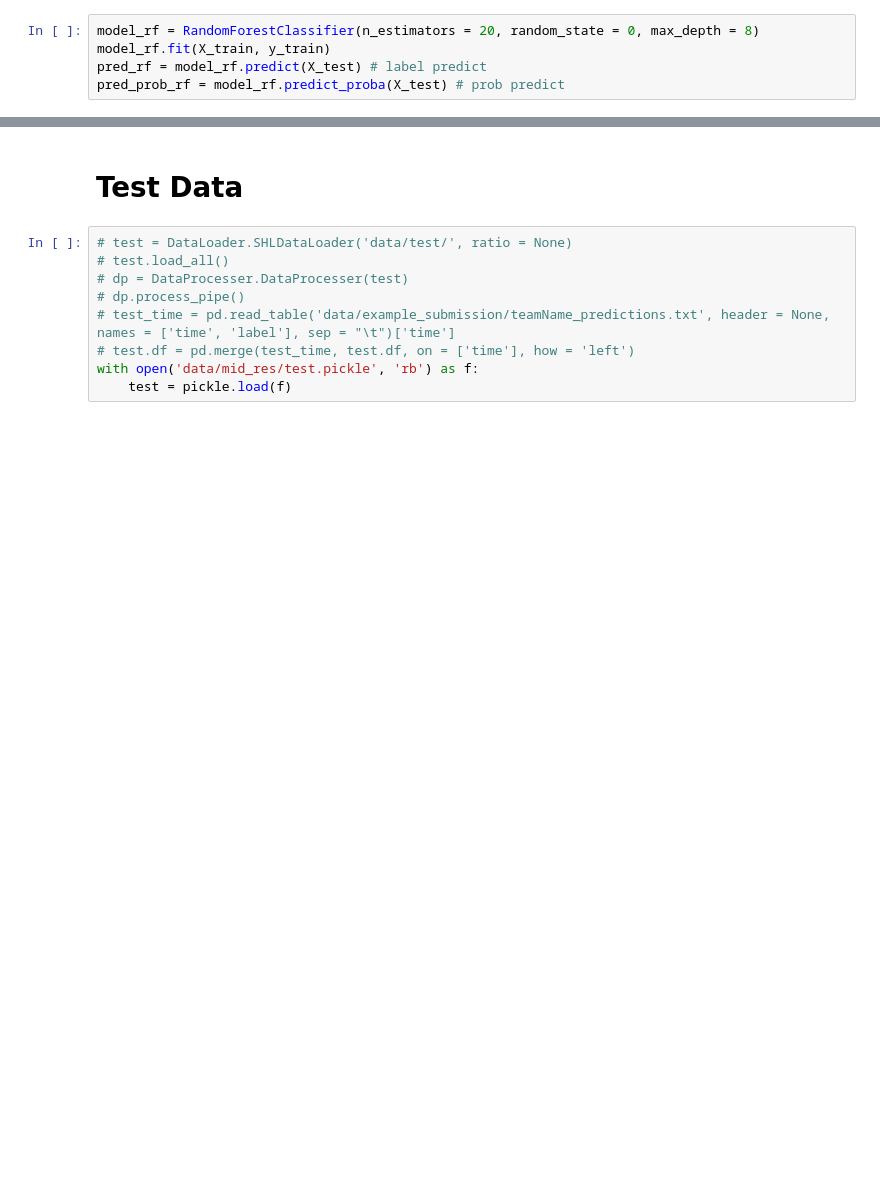
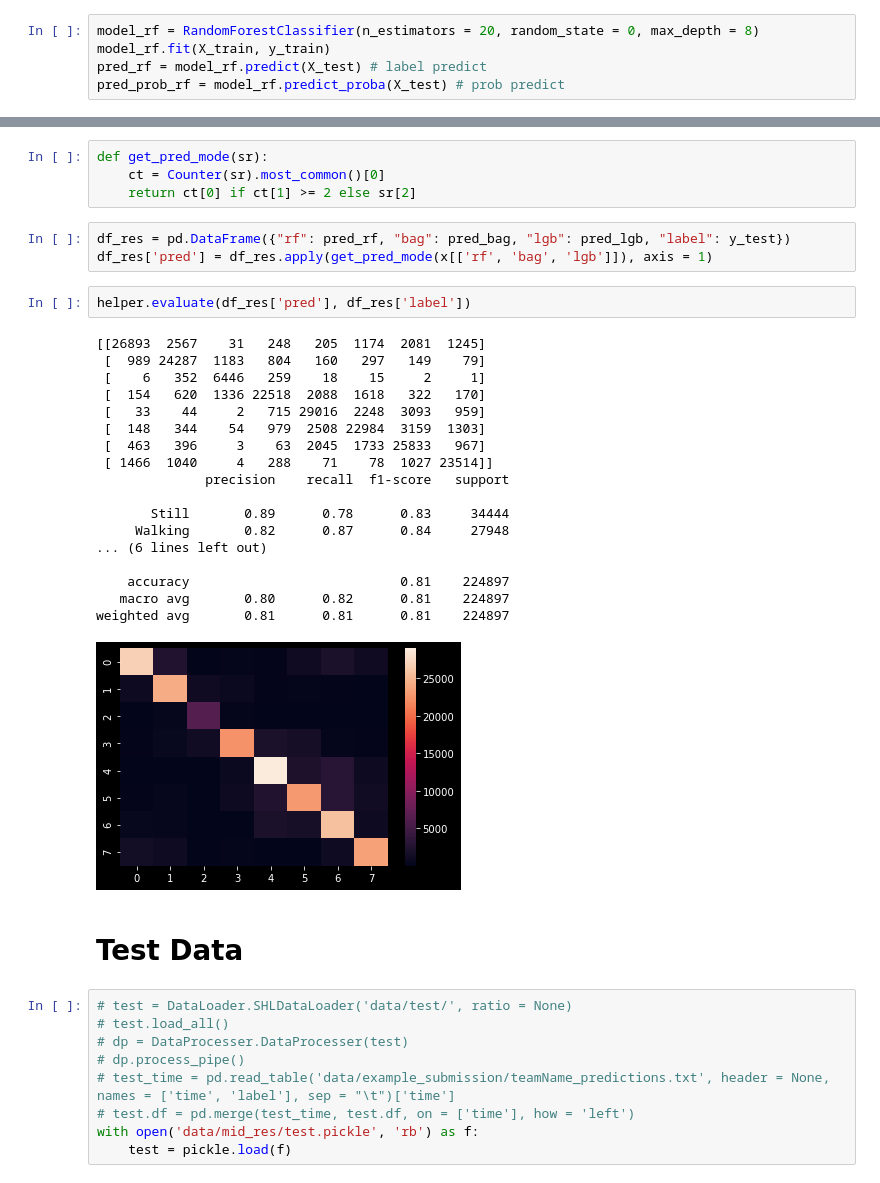
Before and after one commit to Ryanna-github/SHL2021, a Jupyter notebook: 2021-05-31_submission_sample.ipynb, the cells around one changed output, grey strips where cells are left out. Cells and saved outputs as stored; diff of their text form; blank space fills up the shorter version.

```diff
--- a/2021-05-31_submission_sample.ipynb
+++ b/2021-05-31_submission_sample.ipynb
@@ -84,3 +171,31 @@ weighted avg       0.75      0.75      0.75    224897
+# %%
+def get_pred_mode(sr):
+    ct = Counter(sr).most_common()[0]
+    return ct[0] if ct[1] >= 2 else sr[2]
+# %%
+df_res = pd.DataFrame({"rf": pred_rf, "bag": pred_bag, "lgb": pred_lgb, "label": y_test})
+df_res['pred'] = df_res.apply(get_pred_mode(x[['rf', 'bag', 'lgb']]), axis = 1)
+# %%
+helper.evaluate(df_res['pred'], df_res['label'])
+# %% [output]
+[[26893  2567    31   248   205  1174  2081  1245]
+ [  989 24287  1183   804   160   297   149    79]
+ [    6   352  6446   259    18    15     2     1]
+ [  154   620  1336 22518  2088  1618   322   170]
+ [   33    44     2   715 29016  2248  3093   959]
+ [  148   344    54   979  2508 22984  3159  1303]
+ [  463   396     3    63  2045  1733 25833   967]
+ [ 1466  1040     4   288    71    78  1027 23514]]
+              precision    recall  f1-score   support
+
+       Still       0.89      0.78      0.83     34444
+     Walking       0.82      0.87      0.84     27948
+... (6 lines left out)
+
+    accuracy                           0.81    224897
+   macro avg       0.80      0.82      0.81    224897
+weighted avg       0.81      0.81      0.81    224897
+[figure, added]
 # %% [markdown]
 # Test Data
 # %%
```
Also changed, not shown: parts of 21 cells of this notebook, 1 other file.
